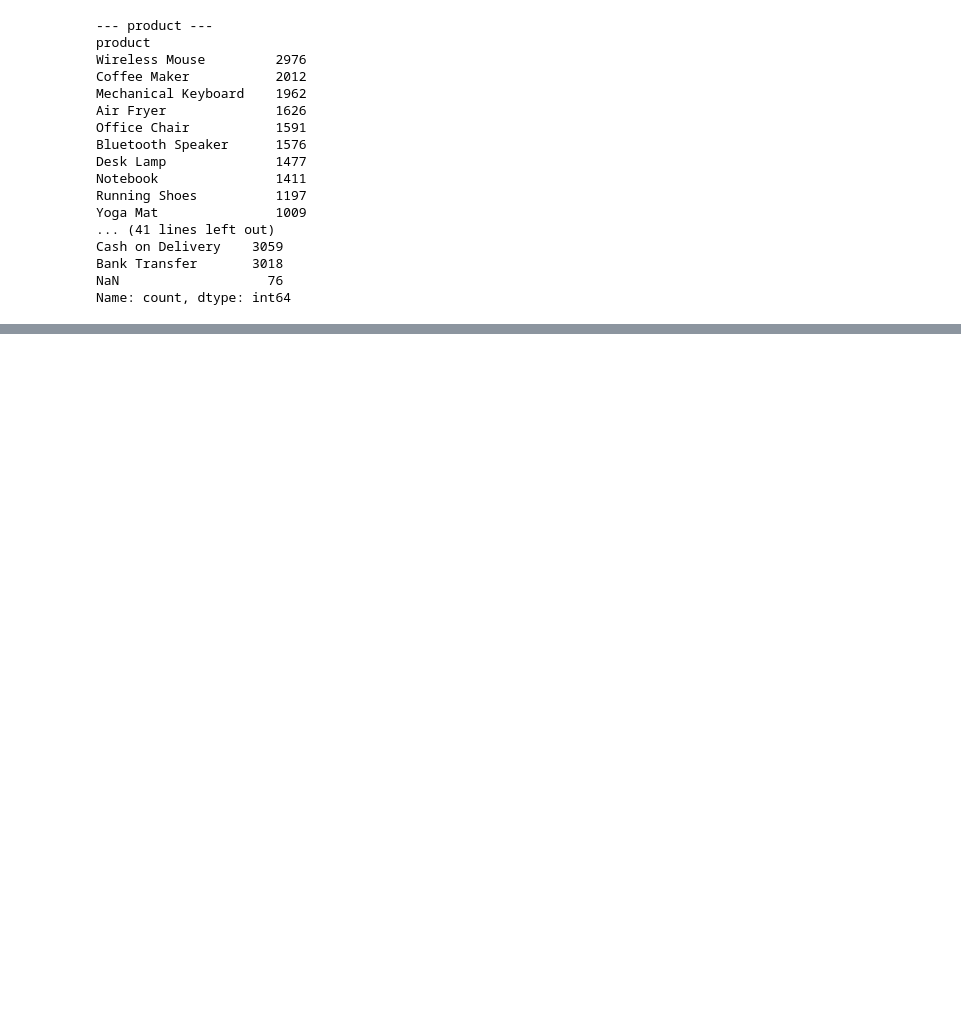
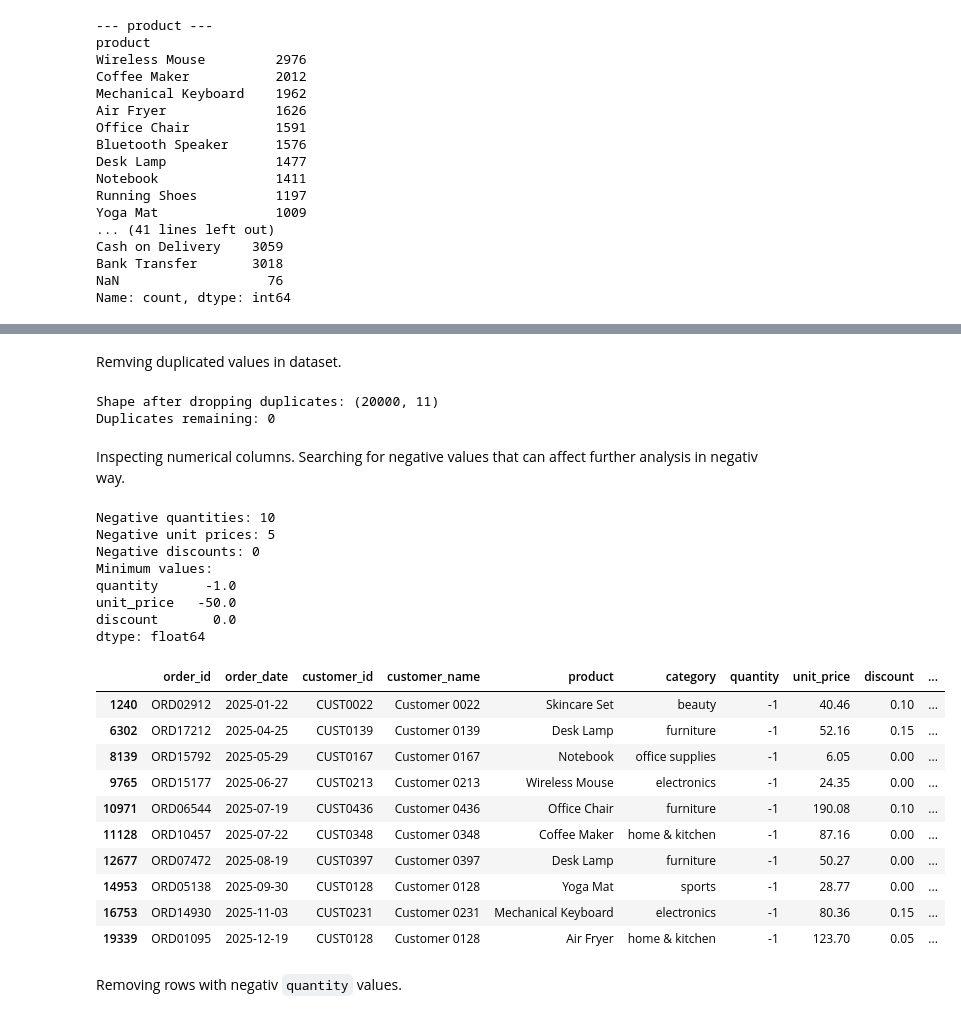
Before and after one commit to majaVtech/business-sales-analysis, a Jupyter notebook: Notebooks/01_sales_analysisipynb.ipynb, the cells around one changed output, grey strips where cells are left out. Drawn from its saved outputs; the diff is of its cells as text; code cells hidden in the pictures; blank space fills up the shorter version.

```diff
--- a/Notebooks/01_sales_analysisipynb.ipynb
+++ b/Notebooks/01_sales_analysisipynb.ipynb
@@ -94,0 +122,5 @@ Name: count, dtype: int64
+# %%
+df['order_date'] = pd.to_datetime(df['order_date'], errors='coerce')
+print(df['order_date'].dtype)
+print(df['order_date'].min())
+print(df['order_date'].max())
@@ -94,0 +134,3 @@ Name: count, dtype: int64
+# %%
+df['category'] = df['category'].str.strip().str.lower()
+print(df['category'].value_counts(dropna=False))
@@ -94,0 +146,47 @@ Name: count, dtype: int64
+# %% [markdown]
+Remving duplicated values in dataset.
+# %%
+df.drop_duplicates(inplace=True)
+print("Shape after dropping duplicates:", df.shape)
+print("Duplicates remaining:", df.duplicated().sum())
+# %% [output]
+Shape after dropping duplicates: (20000, 11)
+Duplicates remaining: 0
+# %% [markdown]
+Inspecting numerical columns.
+Searching for negative values that can affect further analysis in negativ way.
+# %%
+numerical_columns = [
+    "quantity",
+    "unit_price",
+    "discount"
+]
+print("Negative quantities:", (df['quantity'] < 0).sum())
+print("Negative unit prices:", (df['unit_price'] < 0).sum())
+print("Negative discounts:", (df['discount'] < 0).sum())
+print("Minimum values:")
+print(df[numerical_columns].min())
+
+df[df['quantity'] < 0]
+# %% [output]
+Negative quantities: 10
+Negative unit prices: 5
+Negative discounts: 0
+Minimum values:
+quantity      -1.0
+unit_price   -50.0
+discount       0.0
+dtype: float64
+|  | order_id | order_date | customer_id | customer_name | product | category | quantity | unit_price | discount | ... |
+| 1240 | ORD02912 | 2025-01-22 | CUST0022 | Customer 0022 | Skincare Set | beauty | -1 | 40.46 | 0.10 | ... |
+| 6302 | ORD17212 | 2025-04-25 | CUST0139 | Customer 0139 | Desk Lamp | furniture | -1 | 52.16 | 0.15 | ... |
+| 8139 | ORD15792 | 2025-05-29 | CUST0167 | Customer 0167 | Notebook | office supplies | -1 | 6.05 | 0.00 | ... |
+| 9765 | ORD15177 | 2025-06-27 | CUST0213 | Customer 0213 | Wireless Mouse | electronics | -1 | 24.35 | 0.00 | ... |
+| 10971 | ORD06544 | 2025-07-19 | CUST0436 | Customer 0436 | Office Chair | furniture | -1 | 190.08 | 0.10 | ... |
+| 11128 | ORD10457 | 2025-07-22 | CUST0348 | Customer 0348 | Coffee Maker | home & kitchen | -1 | 87.16 | 0.00 | ... |
+| 12677 | ORD07472 | 2025-08-19 | CUST0397 | Customer 0397 | Desk Lamp | furniture | -1 | 50.27 | 0.00 | ... |
+| 14953 | ORD05138 | 2025-09-30 | CUST0128 | Customer 0128 | Yoga Mat | sports | -1 | 28.77 | 0.00 | ... |
+| 16753 | ORD14930 | 2025-11-03 | CUST0231 | Customer 0231 | Mechanical Keyboard | electronics | -1 | 80.36 | 0.15 | ... |
+| 19339 | ORD01095 | 2025-12-19 | CUST0128 | Customer 0128 | Air Fryer | home & kitchen | -1 | 123.70 | 0.05 | ... |
+# %% [markdown]
+Removing rows with negativ `quantity` values.
```
Also changed, not shown: parts of 20 cells of this notebook.
